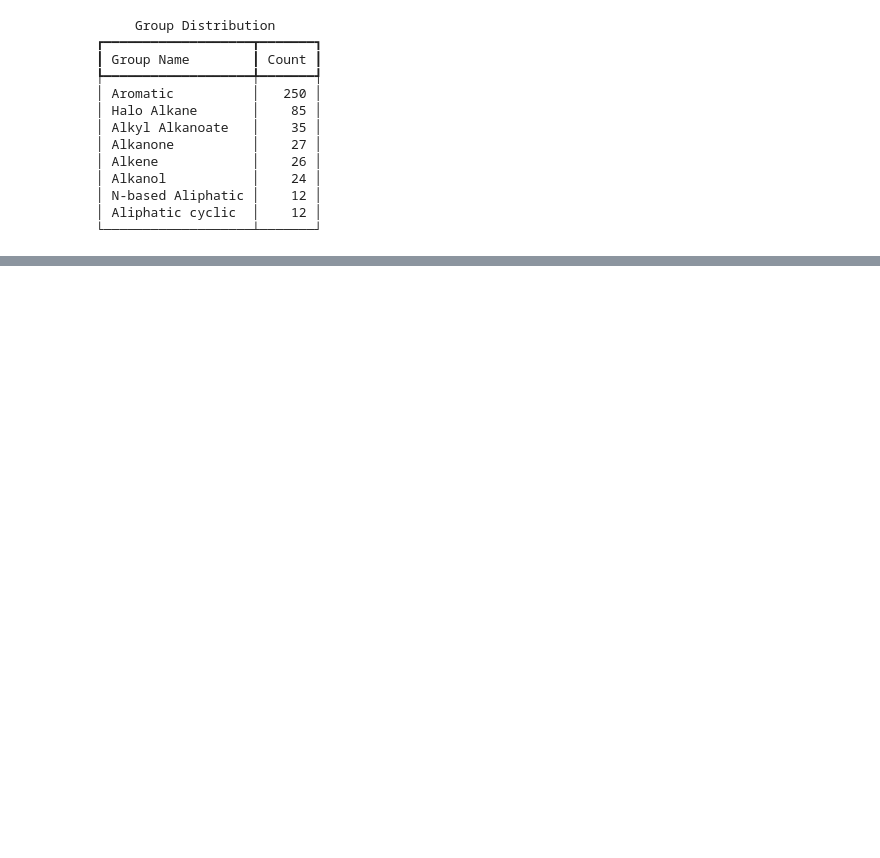
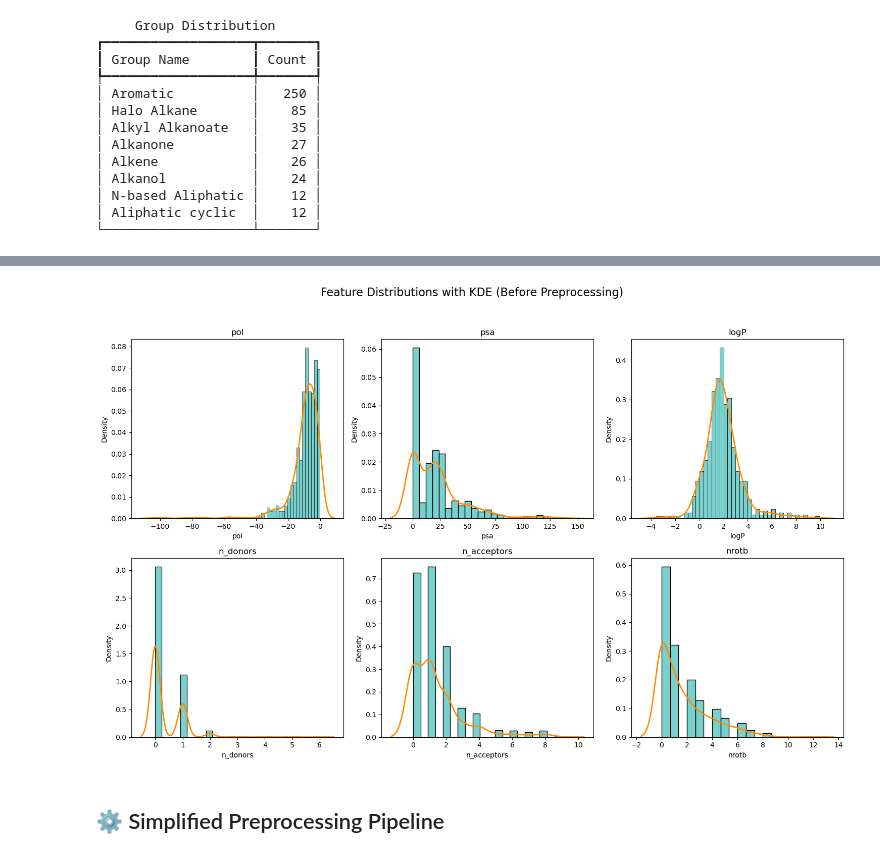
Before and after one commit to M4Marvin/Hydration_Free_Energies_Prediction, a Jupyter notebook: tutorial.ipynb, the cells around one changed output, grey strips where cells are left out. Saved outputs shown, nothing was run; the diff lists cells and outputs as text; code cells hidden in the pictures; blank space fills up the shorter version.

```diff
--- a/tutorial.ipynb
+++ b/tutorial.ipynb
@@ -318,3 +370,56 @@ for i, feat in enumerate(features):
 
 # Show plot
 fig.show()
+# %%
+features = ["pol", "psa", "logP", "n_donors", "n_acceptors", "nrotb"]
+
+# Create subplots
+fig, axes = plt.subplots(2, 3, figsize=(15, 10))  # Adjust figsize as needed
+axes = axes.flatten()  # Flatten the 2x3 array of axes for easy iteration
+
+# Plot histograms and KDEs for each feature
+for i, feat in enumerate(features):
+    ax = axes[i]  # Get the current subplot axis
+
+    # Drop NaN values
+    x_data = df[feat].dropna()
+
+    # Plot histogram
+    sns.histplot(
+        x=x_data,
+        kde=False,  # Disable KDE in histplot
+        stat="density",  # Normalize to density
+        color="lightseagreen",
+        ax=ax,
+        alpha=0.6,
+    )
+
+    # Plot KDE (only if variance is greater than zero)
+    if x_data.var() > 0:
+        try:
+            sns.kdeplot(
+                x=x_data,
+                color="darkorange",
+                ax=ax,
+                linewidth=2,
+            )
+        except np.linalg.LinAlgError:
+            print(f"Singular matrix error for feature: {feat}")
+    else:
+        print(f"Skipping KDE for feature {feat} due to insufficient variance.")
+
+    ax.set_title(feat)  # Set subplot title
+    ax.set_xlabel(feat)  # Set x-axis label
+    ax.set_ylabel("Density")  # Set y-axis label
+
+fig.suptitle(
+    "Feature Distributions with KDE (Before Preprocessing)", fontsize=16
+)  # Overall title
+plt.tight_layout(
+    rect=[0, 0.03, 1, 0.95]
+)  # Adjust layout to prevent overlap and make space for suptitle
+plt.show()
+# %% [output]
+[figure, added]
+# %% [markdown]
+## ⚙️ Simplified Preprocessing Pipeline
```
Also changed, not shown: parts of 19 cells of this notebook, 2 other files.
